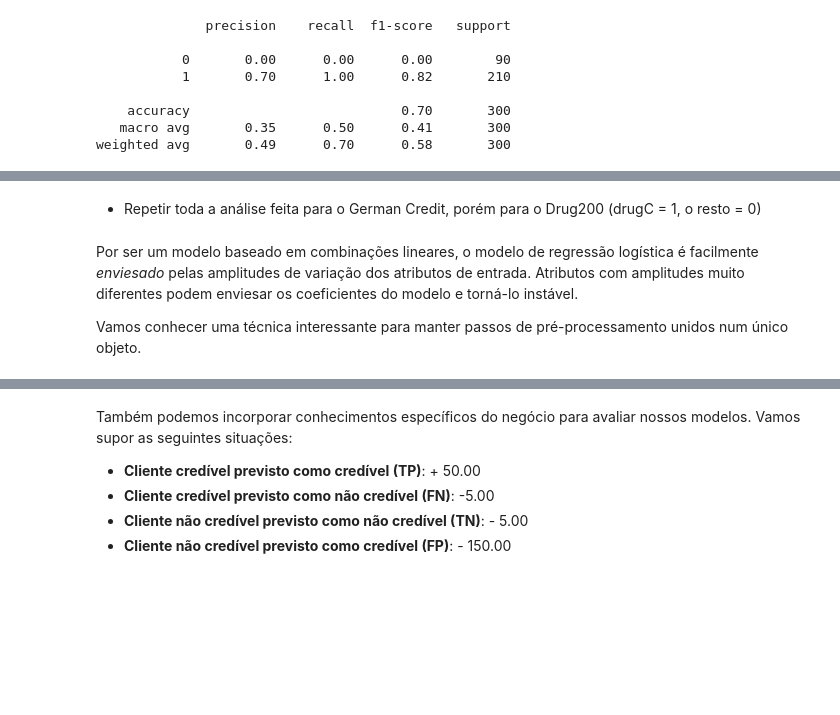
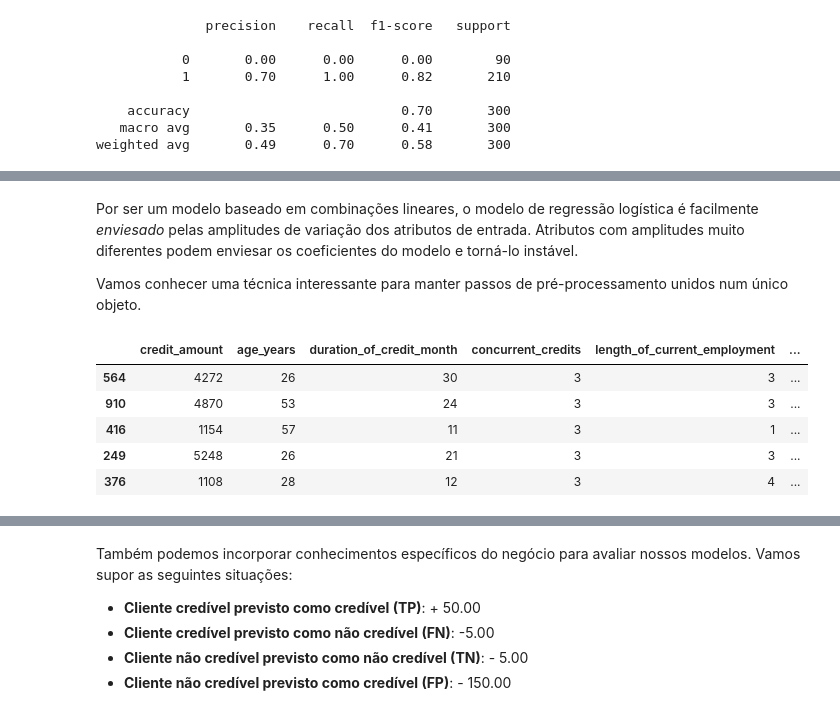
Before and after one commit to IAugustoMZ/aulasDataScience, a Jupyter notebook: classificacao/2_regressao_logistica_alunos.ipynb, the cells around one changed output, grey strips where cells are left out. Drawn from its saved outputs; the diff is of its cells as text; code cells hidden in the pictures; blank space fills up the shorter version.

```diff
--- a/classificacao/2_regressao_logistica_alunos.ipynb
+++ b/classificacao/2_regressao_logistica_alunos.ipynb
@@ -294,6 +298,14 @@ array([[0.12735112, 0.87264888],
-# %% [markdown]
-- Repetir toda a análise feita para o German Credit, porém para o Drug200 (drugC = 1, o resto = 0)
 # %% [markdown]
 Por ser um modelo baseado em combinações lineares, o modelo de regressão logística é facilmente *enviesado* pelas amplitudes de variação dos atributos de entrada. Atributos com amplitudes muito diferentes podem enviesar os coeficientes do modelo e torná-lo instável.
 
 Vamos conhecer uma técnica interessante para manter passos de pré-processamento unidos num único objeto.
+# %%
+# analisando as grandezas
+x_train.head()
+# %% [output]
+|  | credit_amount | age_years | duration_of_credit_month | concurrent_credits | length_of_current_employment | ... |
+| 564 | 4272 | 26 | 30 | 3 | 3 | ... |
+| 910 | 4870 | 53 | 24 | 3 | 3 | ... |
+| 416 | 1154 | 57 | 11 | 3 | 1 | ... |
+| 249 | 5248 | 26 | 21 | 3 | 3 | ... |
+| 376 | 1108 | 28 | 12 | 3 | 4 | ... |
```
Also changed, not shown: parts of 13 cells of this notebook, 1 other file.
